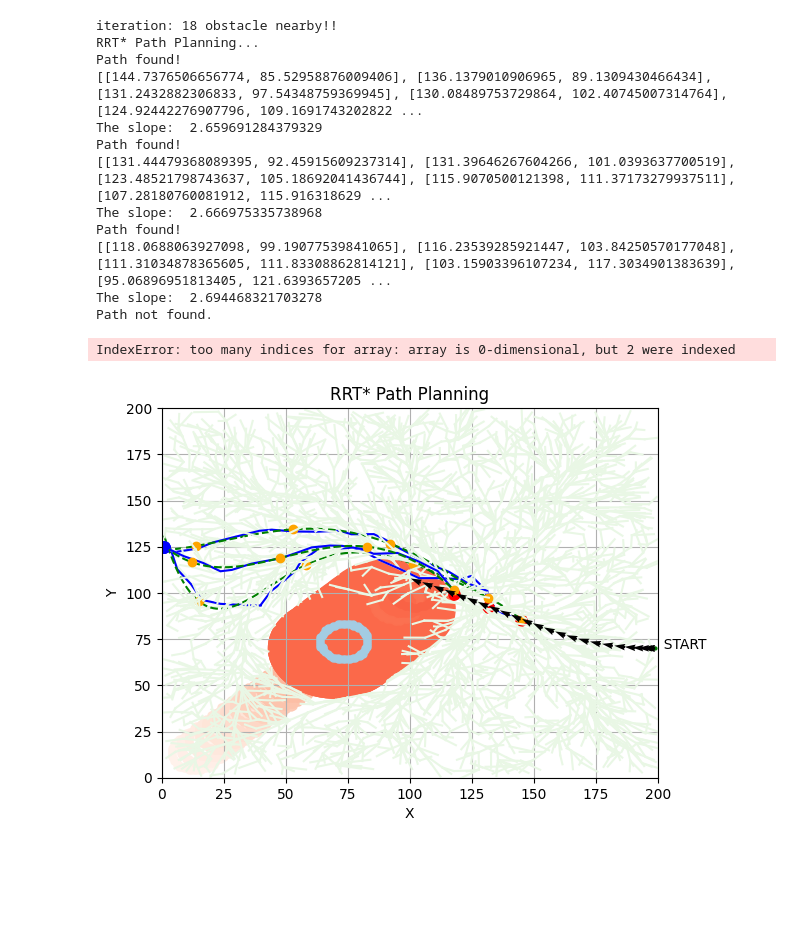
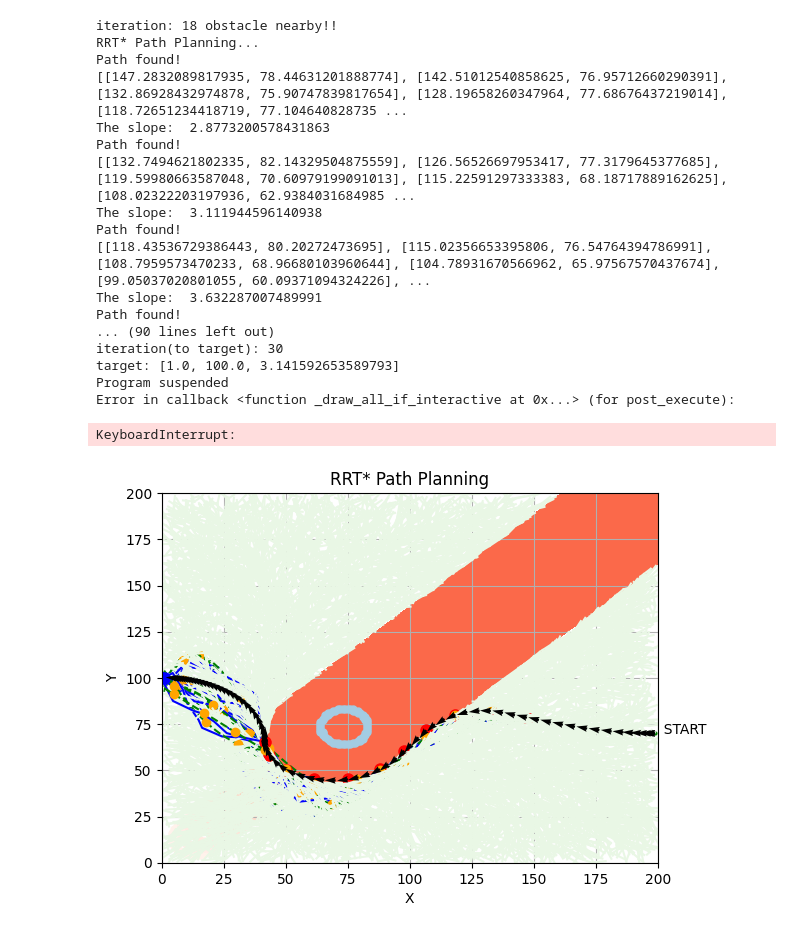
Before and after one commit to waynechu1109/Dodging-Dynamical-Obstacles-Using-Turtlebot4-Camera-Feed, a Jupyter notebook: dodge_planner.ipynb, the cells around one changed output. Drawn from its saved outputs; the diff is of its cells as text; code cells hidden in the pictures; blank space fills up the shorter version.

```diff
--- a/dodge_planner.ipynb
+++ b/dodge_planner.ipynb
@@ -156,7 +156,7 @@ robot_y_velo = robot_velocity* np.sin(current_robot_position[2])
 see_obstacle = 0
 
 temp_target = [0., 0., 0.]
-target = [1., 125., np.pi]
+target = [1., 100., np.pi]
 diff_arr = [0., 0., 0.]
 controller_index = 0
 
@@ -209,7 +209,7 @@ def do_RRTstar():
         print("Path not found.")
 
 def plot_obstacle_for_RRTstar():
-    global obstacle_radius, robot_radius, iteration_since_see, obstacle_list
+    global obstacle_radius, robot_radius, iteration_since_see, obstacle_list, sampling_freq, current_obstacle_position, obstacle_x_velo, obstacle_y_velo
     # make the radius of the obstacle smaller and smaller
     # if (obstacle_radius+robot_radius)-1*iteration_since_see > 5:
     #     width = (obstacle_radius+robot_radius)-1*iteration_since_see
@@ -220,6 +220,11 @@ def plot_obstacle_for_RRTstar():
 
     # create obstacle list for RRT*
     obstacle_list.append([current_obstacle_position[0], current_obstacle_position[1], width])
+    for i in range(30):
+        obstacle_list_x = current_obstacle_position[0]+obstacle_x_velo*(i/sampling_freq)
+        obstacle_list_y = current_obstacle_position[1]+obstacle_y_velo*(i/sampling_freq)
+        obstacle_list.append([obstacle_list_x, obstacle_list_y, width])
+
     # iteration_since_see += 1
 
 def plot_obstacle_and_robot():
@@ -288,8 +293,8 @@ def create_BezierCurve(path):
 def controller(diff_x, diff_y, diff_theta, iteration, initial_velocity, initial_omega):
     global robot_velocity, robot_omega, current_robot_position, robot_x_velo, robot_y_velo, dodge
     if dodge:
-        k1 = 5000e-4
-        k2 = (0.1*k1)
+        k1 = 900e-4
+        k2 = (5*k1)
     else:
         k1 = (1100e-4)      # speed
         k2 = (5*k1)      # trajectory
@@ -384,17 +389,17 @@ while (0<current_obstacle_position[0] and current_obstacle_position[0]<size and
             for i in range(len(x_smooth_reversed)):
                 if i%smooth_data_index == 0:
                     plt.plot(x_smooth_reversed[i], y_smooth_reversed[i], marker='o', color='orange')
-            for j in range(2):
-                diff_arr[j] = current_robot_position[j] - smooth_data[smooth_data_index][j]
-            diff_arr[2] = current_robot_position[2] - smooth_theta[smooth_data_index]
+        for j in range(2):
+            diff_arr[j] = current_robot_position[j] - smooth_data[smooth_data_index][j]
+        diff_arr[2] = current_robot_position[2] - smooth_theta[smooth_data_index]
 
-            control_status = controller(diff_arr[0], diff_arr[1], diff_arr[2], controller_index, robot_velocity, robot_omega)
-            # print(control_status)
-            if control_status != -1:
-                controller_index += 1
-            else:
-                iteration += 1
-                continue
+        control_status = controller(diff_arr[0], diff_arr[1], diff_arr[2], controller_index, robot_velocity, robot_omega)
+        # print(control_status)
+        if control_status != -1:
+            controller_index += 1
+        else:
+            iteration += 1
+            continue
 
         iteration_since_see += 1
 
@@ -481,39 +486,44 @@ while(0<current_robot_position[0] and current_robot_position[0]<size and 0<curre
                 controller_index += 1
                 iteration += 1
 
             # plot the current status
             plt.quiver(current_robot_position[0], current_robot_position[1],
                     1*np.cos(current_robot_position[2]), 1*np.sin(current_robot_position[2]),
                     scale=0.2, units='xy', zorder = 3)
 
             # robot moving to next position
             current_robot_position[0] += robot_x_velo*(1/sampling_freq)
             current_robot_position[1] += robot_y_velo*(1/sampling_freq)
             current_robot_position[2] += robot_omega*(1/sampling_freq)
 
             print("iteration(to target):", iteration)
             if np.sqrt((current_robot_position[0]-target[0])**2 +
                 (current_robot_position[1]-target[1])**2) < 5. or iteration > 500:
                 break
         break
 
     iteration += 1
 
 ##### control for RRT* ####
 print('target:', target)
 print("Program suspended")
 # %% [output]
 iteration: 18 obstacle nearby!!
 RRT* Path Planning...
 Path found!
-[[144.7376506656774, 85.52958876009406], [136.1379010906965, 89.1309430466434], [131.2432882306833, 97.54348759369945], [130.08489753729864, 102.40745007314764], [124.92442276907796, 109.1691743202822 ...
-The slope:  2.659691284379329
+[[147.2832089817935, 78.44631201888774], [142.51012540858625, 76.95712660290391], [132.86928432974878, 75.90747839817654], [128.19658260347964, 77.68676437219014], [118.72651234418719, 77.104640828735 ...
+The slope:  2.8773200578431863
 Path found!
-[[131.44479368089395, 92.45915609237314], [131.39646267604266, 101.0393637700519], [123.48521798743637, 105.18692041436744], [115.9070500121398, 111.37173279937511], [107.28180760081912, 115.916318629 ...
-The slope:  2.666975335738968
+[[132.7494621802335, 82.14329504875559], [126.56526697953417, 77.3179645377685], [119.59980663587048, 70.60979199091013], [115.22591297333383, 68.18717889162625], [108.02322203197936, 62.9384031684985 ...
+The slope:  3.111944596140938
 Path found!
-[[118.0688063927098, 99.19077539841065], [116.23539285921447, 103.84250570177048], [111.31034878365605, 111.83308862814121], [103.15903396107234, 117.3034901383639], [95.06896951813405, 121.6393657205 ...
-The slope:  2.694468321703278
-Path not found.
+[[118.43536729386443, 80.20272473695], [115.02356653395806, 76.54764394786991], [108.7959573470233, 68.96680103960644], [104.78931670566962, 65.97567570437674], [99.05037020801055, 60.09371094324226], ...
+The slope:  3.632287007489991
+Path found!
+... (90 lines left out)
+iteration(to target): 30
+target: [1.0, 100.0, 3.141592653589793]
+Program suspended
+Error in callback <function _draw_all_if_interactive at 0x...> (for post_execute):
-IndexError: too many indices for array: array is 0-dimensional, but 2 were indexed
+KeyboardInterrupt:
-[figure, old version]
+[figure, new version]
```
